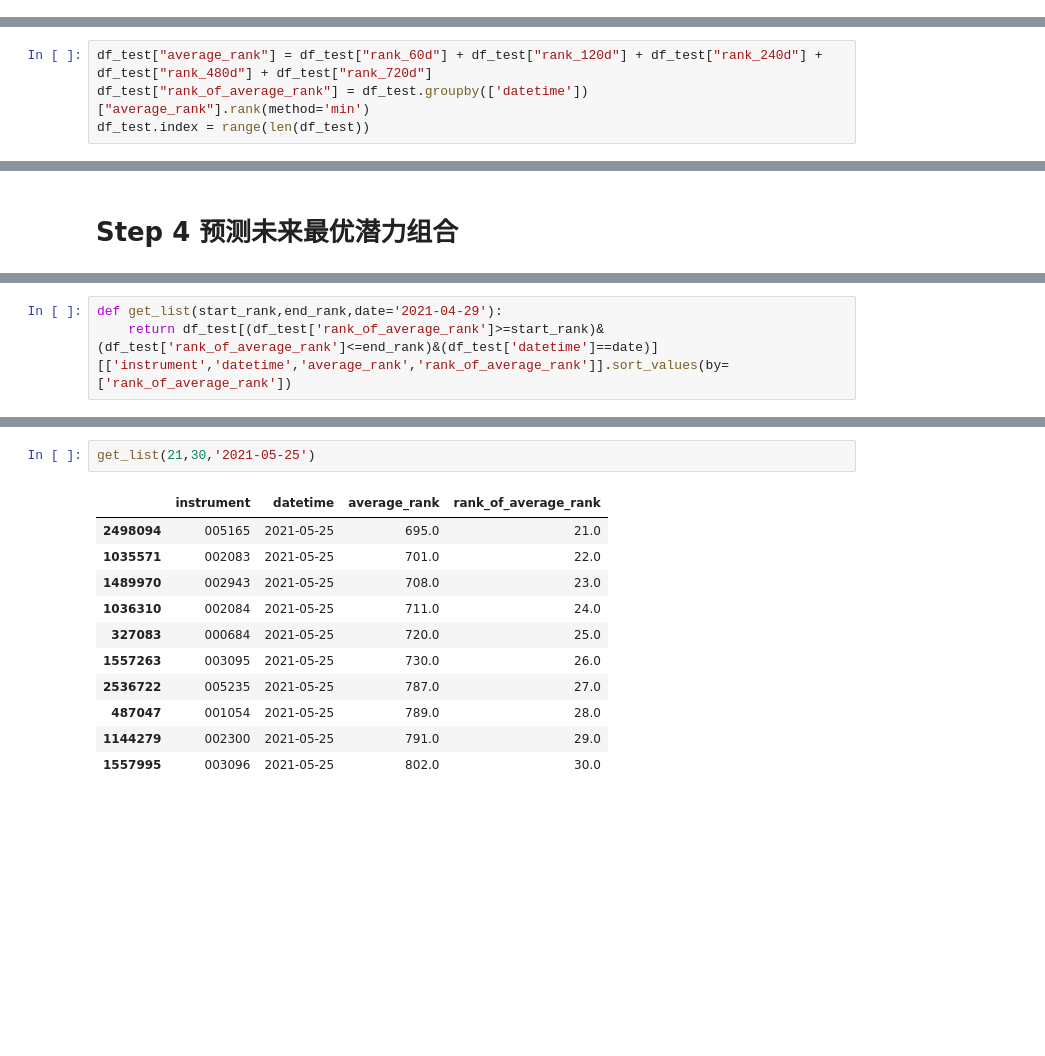
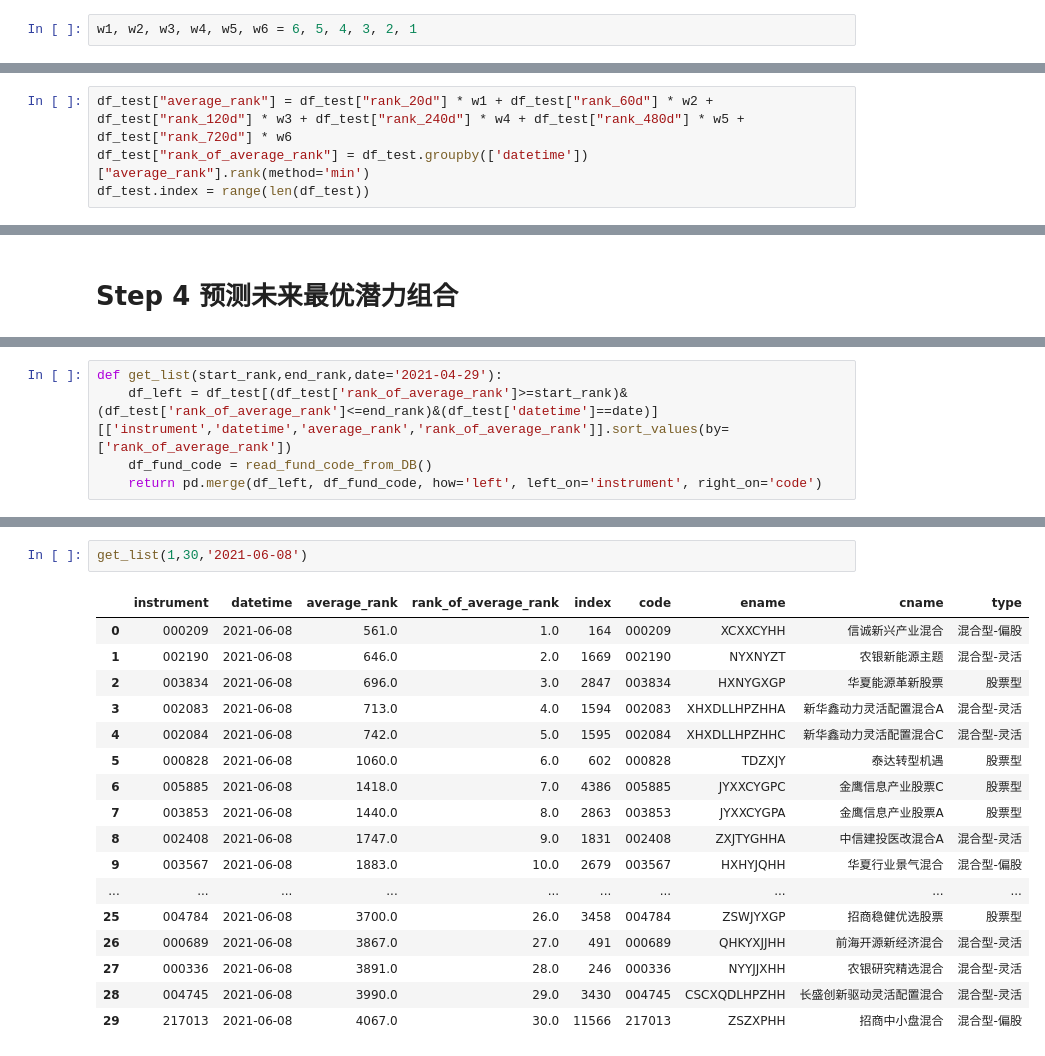
Before and after one commit to JamesWong1234/qlib, a Jupyter notebook: examples/fund-choice.ipynb, the cells around one changed output, grey strips where cells are left out. Saved outputs shown, nothing was run; the diff lists cells and outputs as text; blank space fills up the shorter version.

```diff
--- a/examples/fund-choice.ipynb
+++ b/examples/fund-choice.ipynb
@@ -113,4 +115,6 @@ df_train["rank_480d"] = df_train.groupby(['datetime'])["his_480d"].rank(method='
 df_train["rank_720d"] = df_train.groupby(['datetime'])["his_720d"].rank(method='min',ascending=False)
 df_train.index = range(len(df_train))
 # rank越小涨幅越大
+# %%
+w1, w2, w3, w4, w5, w6 = 6, 5, 4, 3, 2, 1
 # %%
@@ -156,7 +160,7 @@ Try using .loc[row_indexer,col_indexer] = value instead
 See the caveats in the documentation: https://pandas.pydata.org/pandas-docs/stable/user_guide/indexing.html#returning-a-view-versus-a-copy
   df_test["rank_720d"] = df_test.groupby(['datetime'])["his_720d"].rank(method='min',ascending=False)
 # %%
-df_test["average_rank"] = df_test["rank_60d"] + df_test["rank_120d"] + df_test["rank_240d"] + df_test["rank_480d"] + df_test["rank_720d"]
+df_test["average_rank"] = df_test["rank_20d"] * w1 + df_test["rank_60d"] * w2 + df_test["rank_120d"] * w3 + df_test["rank_240d"] * w4 + df_test["rank_480d"] * w5 + df_test["rank_720d"] * w6
 df_test["rank_of_average_rank"] = df_test.groupby(['datetime'])["average_rank"].rank(method='min')
 df_test.index = range(len(df_test))
 # %% [output]
@@ -286,6 +290,8 @@ df_test[(df_test['rank_of_average_rank']==1)&(df_test['datetime']=='2021-04-29')
 # %%
 def get_list(start_rank,end_rank,date='2021-04-29'):
-    return df_test[(df_test['rank_of_average_rank']>=start_rank)&(df_test['rank_of_average_rank']<=end_rank)&(df_test['datetime']==date)][['instrument','datetime','average_rank','rank_of_average_rank']].sort_values(by=['rank_of_average_rank'])
+    df_left = df_test[(df_test['rank_of_average_rank']>=start_rank)&(df_test['rank_of_average_rank']<=end_rank)&(df_test['datetime']==date)][['instrument','datetime','average_rank','rank_of_average_rank']].sort_values(by=['rank_of_average_rank'])
+    df_fund_code = read_fund_code_from_DB()
+    return pd.merge(df_left, df_fund_code, how='left', left_on='instrument', right_on='code')
 # %%
 get_list(11,20,'2021-04-29')
 # %% [output]
@@ -359,15 +377,21 @@ get_list(11,20,'2021-05-25')
 # %%
-get_list(21,30,'2021-05-25')
+get_list(1,30,'2021-06-08')
 # %% [output]
-|  | instrument | datetime | average_rank | rank_of_average_rank |
-| 2498094 | 005165 | 2021-05-25 | 695.0 | 21.0 |
-| 1035571 | 002083 | 2021-05-25 | 701.0 | 22.0 |
-| 1489970 | 002943 | 2021-05-25 | 708.0 | 23.0 |
-| 1036310 | 002084 | 2021-05-25 | 711.0 | 24.0 |
-| 327083 | 000684 | 2021-05-25 | 720.0 | 25.0 |
-| 1557263 | 003095 | 2021-05-25 | 730.0 | 26.0 |
-| 2536722 | 005235 | 2021-05-25 | 787.0 | 27.0 |
-| 487047 | 001054 | 2021-05-25 | 789.0 | 28.0 |
-| 1144279 | 002300 | 2021-05-25 | 791.0 | 29.0 |
-| 1557995 | 003096 | 2021-05-25 | 802.0 | 30.0 |
+|  | instrument | datetime | average_rank | rank_of_average_rank | index | code | ename | cname | type |
+| 0 | 000209 | 2021-06-08 | 561.0 | 1.0 | 164 | 000209 | XCXXCYHH | 信诚新兴产业混合 | 混合型-偏股 |
+| 1 | 002190 | 2021-06-08 | 646.0 | 2.0 | 1669 | 002190 | NYXNYZT | 农银新能源主题 | 混合型-灵活 |
+| 2 | 003834 | 2021-06-08 | 696.0 | 3.0 | 2847 | 003834 | HXNYGXGP | 华夏能源革新股票 | 股票型 |
+| 3 | 002083 | 2021-06-08 | 713.0 | 4.0 | 1594 | 002083 | XHXDLLHPZHHA | 新华鑫动力灵活配置混合A | 混合型-灵活 |
+| 4 | 002084 | 2021-06-08 | 742.0 | 5.0 | 1595 | 002084 | XHXDLLHPZHHC | 新华鑫动力灵活配置混合C | 混合型-灵活 |
+| 5 | 000828 | 2021-06-08 | 1060.0 | 6.0 | 602 | 000828 | TDZXJY | 泰达转型机遇 | 股票型 |
+| 6 | 005885 | 2021-06-08 | 1418.0 | 7.0 | 4386 | 005885 | JYXXCYGPC | 金鹰信息产业股票C | 股票型 |
+| 7 | 003853 | 2021-06-08 | 1440.0 | 8.0 | 2863 | 003853 | JYXXCYGPA | 金鹰信息产业股票A | 股票型 |
+| 8 | 002408 | 2021-06-08 | 1747.0 | 9.0 | 1831 | 002408 | ZXJTYGHHA | 中信建投医改混合A | 混合型-灵活 |
+| 9 | 003567 | 2021-06-08 | 1883.0 | 10.0 | 2679 | 003567 | HXHYJQHH | 华夏行业景气混合 | 混合型-偏股 |
+| ... | ... | ... | ... | ... | ... | ... | ... | ... | ... |
+| 25 | 004784 | 2021-06-08 | 3700.0 | 26.0 | 3458 | 004784 | ZSWJYXGP | 招商稳健优选股票 | 股票型 |
+| 26 | 000689 | 2021-06-08 | 3867.0 | 27.0 | 491 | 000689 | QHKYXJJHH | 前海开源新经济混合 | 混合型-灵活 |
+| 27 | 000336 | 2021-06-08 | 3891.0 | 28.0 | 246 | 000336 | NYYJJXHH | 农银研究精选混合 | 混合型-灵活 |
+| 28 | 004745 | 2021-06-08 | 3990.0 | 29.0 | 3430 | 004745 | CSCXQDLHPZHH | 长盛创新驱动灵活配置混合 | 混合型-灵活 |
+| 29 | 217013 | 2021-06-08 | 4067.0 | 30.0 | 11566 | 217013 | ZSZXPHH | 招商中小盘混合 | 混合型-偏股 |
 # %%
```
Also changed, not shown: parts of 30 cells of this notebook, 2 other files.
